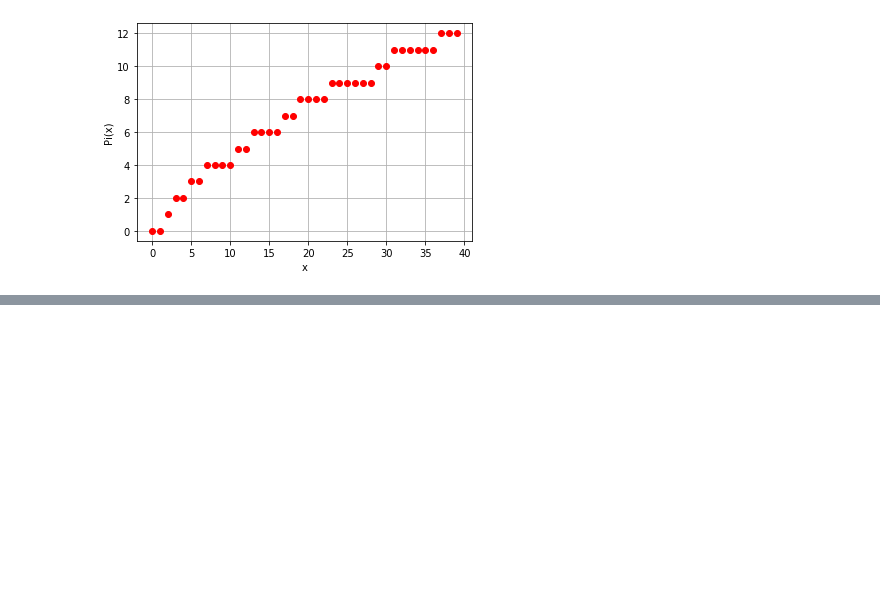
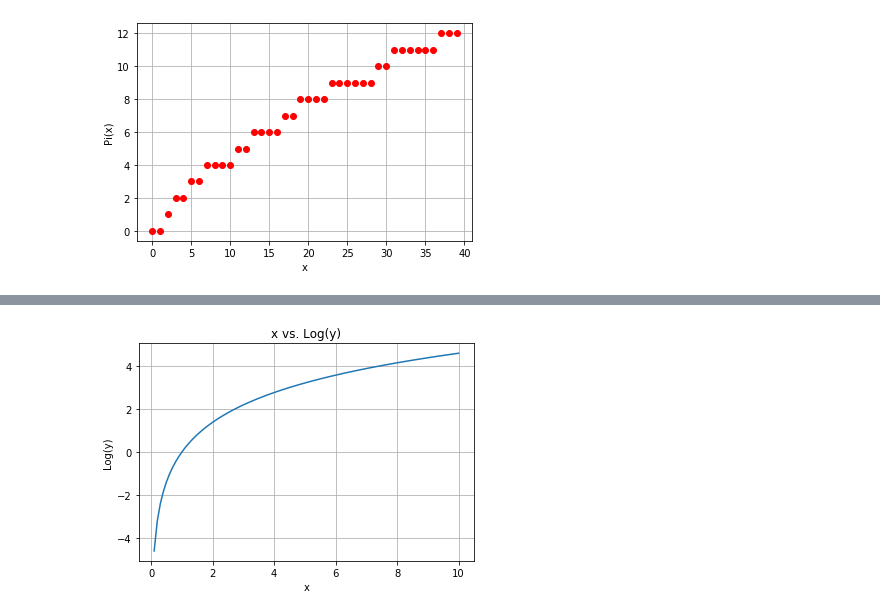
Before and after one commit to conorgouraud/ACM20030, a Jupyter notebook: assignments/ACM20030-assignment-1.ipynb, the cells around one changed output, grey strips where cells are left out. Drawn from its saved outputs; the diff is of its cells as text; code cells hidden in the pictures; blank space fills up the shorter version.

```diff
--- a/assignments/ACM20030-assignment-1.ipynb
+++ b/assignments/ACM20030-assignment-1.ipynb
@@ -121,0 +176,8 @@ Text(0, 0.5, 'Pi(x)')
+# %%
+plt.title('x vs. Log(y)')
+plt.xlabel('x')
+plt.ylabel('Log(y)')
+plt.plot(x, np.log(y))
+plt.grid(True)
+# %% [output]
+[figure, added]
```
Also changed, not shown: parts of 12 cells of this notebook.
